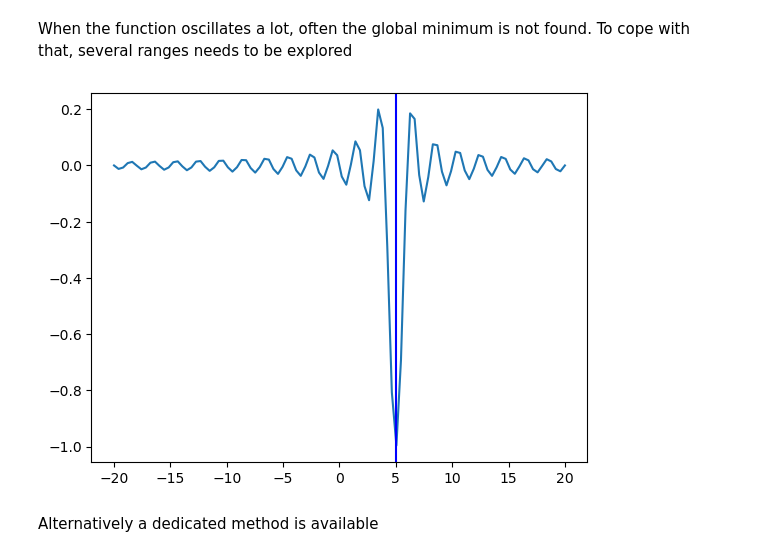
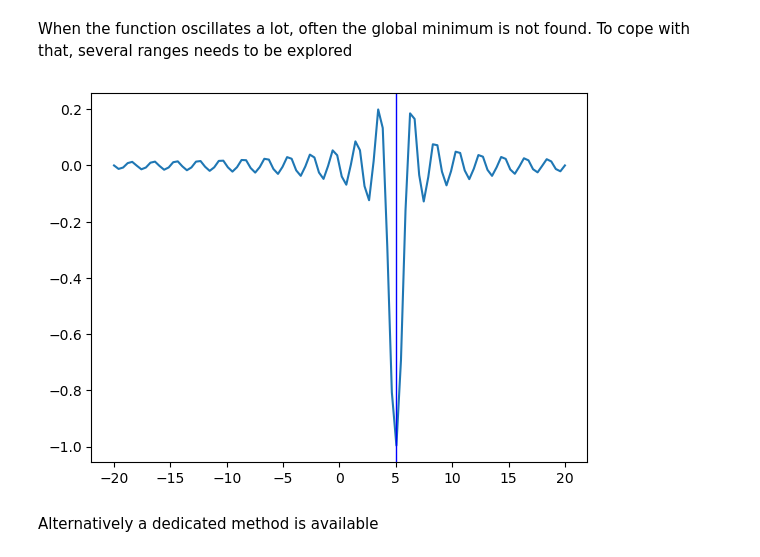
Before and after one commit to GioMai24/LaboratoryOfComputationalPhysics_Y7, a Jupyter notebook: Lab_9/09_Algorithms.ipynb, the cells around one changed output. Drawn from its saved outputs; the diff is of its cells as text; code cells hidden in the pictures.

```diff
--- a/Lab_9/09_Algorithms.ipynb
+++ b/Lab_9/09_Algorithms.ipynb
@@ -241,12 +241,12 @@ solutions = [optimize.minimize_scalar(f, args=(5,), bracket=(l, u)) for (l, u) i
 # %%
 idx = np.argmin([solution.fun for solution in solutions])
 solution = solutions[idx]
 
 plt.plot(x, f(x, 5))
-plt.axvline(solution.x, color='b');
+plt.axvline(solution.x, color='b', lw=1);
 plt.show()
 # %% [output]
-[figure, old version]
+[figure, new version]
 # %% [markdown]
 Alternatively a dedicated method is available
 # %%
```
Also changed, not shown: parts of 13 cells of this notebook, 1 other file.
